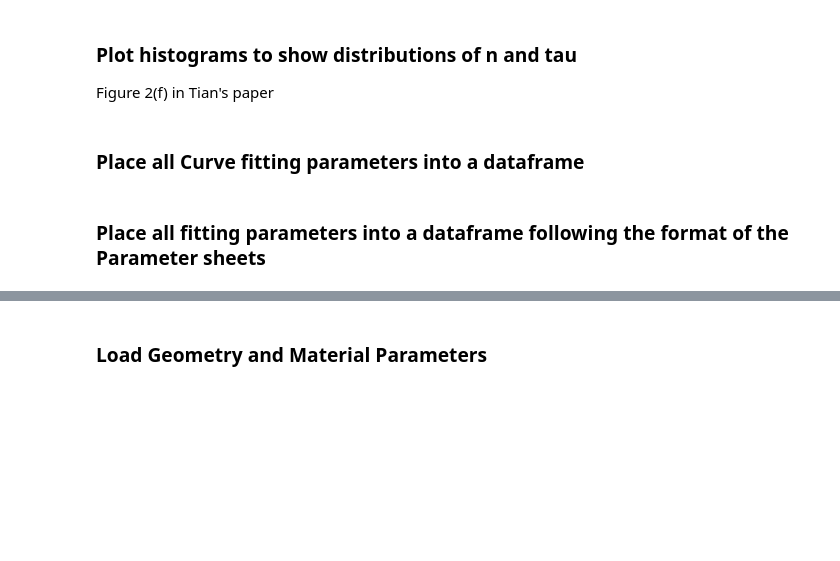
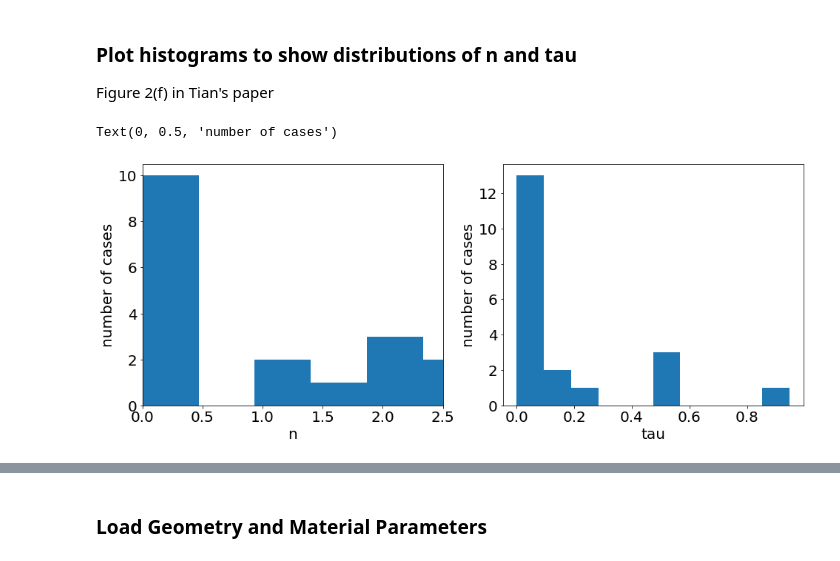
Before and after one commit to BatteryDesign/BatteryRateCap, a Jupyter notebook: Demo/Demo_visualization.ipynb, the cells around one changed output, grey strips where cells are left out. Drawn from its saved outputs; the diff is of its cells as text; code cells hidden in the pictures; blank space fills up the shorter version.

```diff
--- a/Demo/Demo_visualization.ipynb
+++ b/Demo/Demo_visualization.ipynb
@@ -136,24 +56,0 @@ Battery_Parameter_GeometryParameters
-# %%
-matplotlib.rcParams.update({'font.size': 18})
-fig = plt.figure(figsize=(24,26))
-
-# Specify case/dataset number and locate the R and y values
-i=2
-R = df.iloc[:,2*i].values[0:]
-R = R[~pd.isnull(R)]
-y = df.iloc[:,2*i+1].values[0:]
-y = y[~pd.isnull(y)]
-
-par, cov = curve_fit(objective, R, y, p0=[100,0.4,100])#, bounds=([-1, 0, 0],[np.inf, 10, 500]))
-t,n,Q = par
-std = np.sqrt(np.diag(cov))
-labs = 't = ' + f'{t:.2f}' +'\nn = ' + f'{n:.2f}'+'\nQ = ' + f'{Q:.2f}'
-ax = plt.subplot(5, 4, i+1)
-plt.text(0.1, 0.1, labs, transform=ax.transAxes)
-ax = plot_fit(R, y, t, n, Q)
-print(std)
-
-# Update the output fitting parameter
-#list_of_t[9] = t
-#list_of_n[9] = n
-#list_of_Q[9] = Q
@@ -159,0 +59,3 @@ print(std)
+# %%
+fit_df = pd.read_csv('../doc/Data/fitparameters.csv')
+par_df = fit_df[{'Paper #','Set','n','tau','Q'}]
@@ -163,14 +85,15 @@ Figure 2(f) in Tian's paper
 # %%
 matplotlib.rcParams.update({'font.size': 20})
 fig = plt.figure(figsize=(16,6))
 ax = fig.subplots(nrows=1,ncols=2)
 
-ax[0].hist(list_of_n)
+ax[0].hist(par_df['n'].values)
 ax[0].set_xlabel('n')
 ax[0].set_xlim(0,2.5)
 ax[0].set_ylabel('number of cases')
-ax[1].hist(list_of_t)
-ax[1].set_xlabel('t')
+ax[1].hist(par_df['tau'].values)
+ax[1].set_xlabel('tau')
 ax[1].set_ylabel('number of cases')
+# %% [output]
+Text(0, 0.5, 'number of cases')
+[figure, added]
-# %% [markdown]
-### Place all Curve fitting parameters into a dataframe
@@ -188,2 +99,0 @@ for index,element in enumerate(col_name):
-# %% [markdown]
-### Place all fitting parameters into a dataframe following the format of the Parameter sheets
```
Also changed, not shown: parts of 64 cells of this notebook, 5 other files.
